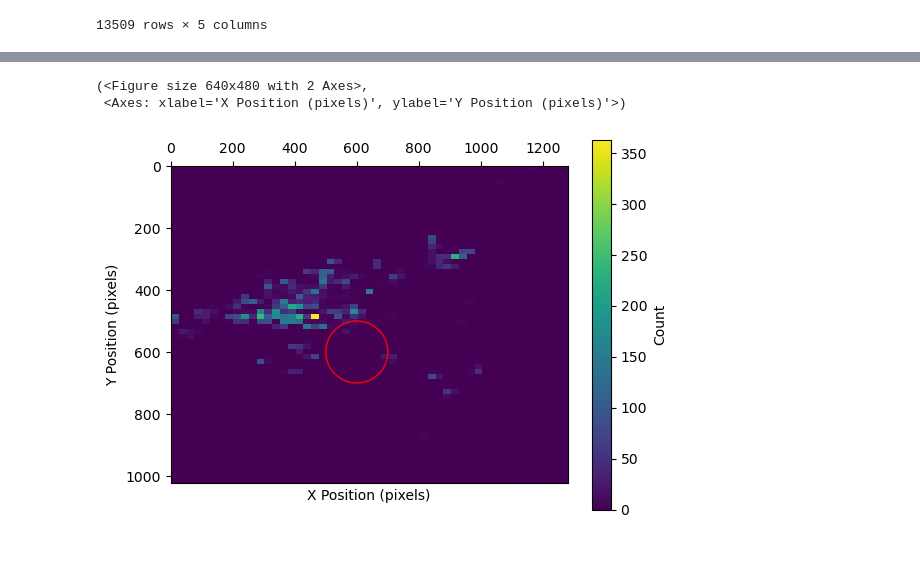
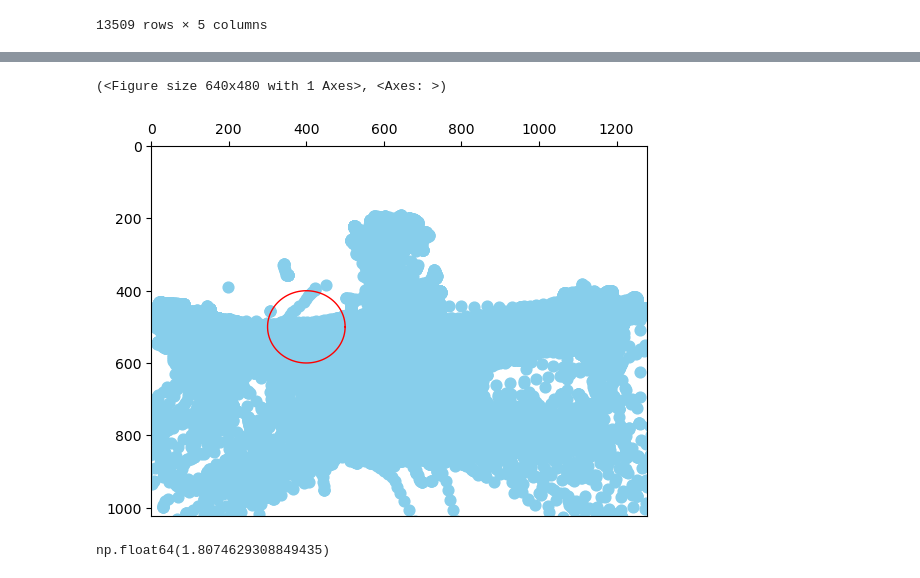
Before and after one commit to mckenziephagen/visualEyes, a Jupyter notebook: demo/demo.ipynb, the cells around one changed output, grey strips where cells are left out. Cells and saved outputs as stored; diff of their text form; code cells hidden in the pictures.

Commit message:
(in progress) debug discrepamcy between scatter plot and heatmap

```diff
--- a/demo/demo.ipynb
+++ b/demo/demo.ipynb
@@ -78,7 +78,7 @@ epoched_data
 13509 rows × 5 columns
 # %%
 # try define_aoi
-aoi_definitions =[{'shape': 'circle', 'coordinates': (600, 600, 100)}]
+aoi_definitions =[{'shape': 'circle', 'coordinates': (400, 500, 100)}]
 width, height = edf['info']['screen_coords']
 
 aoi_mask = visualeyes.define_aoi((height, width), aoi_definitions)
@@ -90,6 +95,11 @@ plt.imshow(aoi_mask)
 # %%
-visualeyes.plot_heatmap(epoched_data, screen_dimensions = (height, width), aoi_definitions=aoi_definitions)
+visualeyes.plot_as_scatter(all_data, screen_dimensions = (height, width), aoi_definitions=aoi_definitions)
 # %% [output]
-(<Figure size 640x480 with 2 Axes>,
- <Axes: xlabel='X Position (pixels)', ylabel='Y Position (pixels)'>)
+(<Figure size 640x480 with 1 Axes>, <Axes: >)
-[figure, old version]
+[figure, new version]
+# %%
+# try percent_data_in_aoi
+percent = visualeyes.percent_data_in_aoi(all_data, aoi_mask, screen_dimensions = (height, width))
+percent
+# %% [output]
+np.float64(1.8074629308849435)
```
Also changed, not shown: parts of 3 cells of this notebook, 1 other file.
